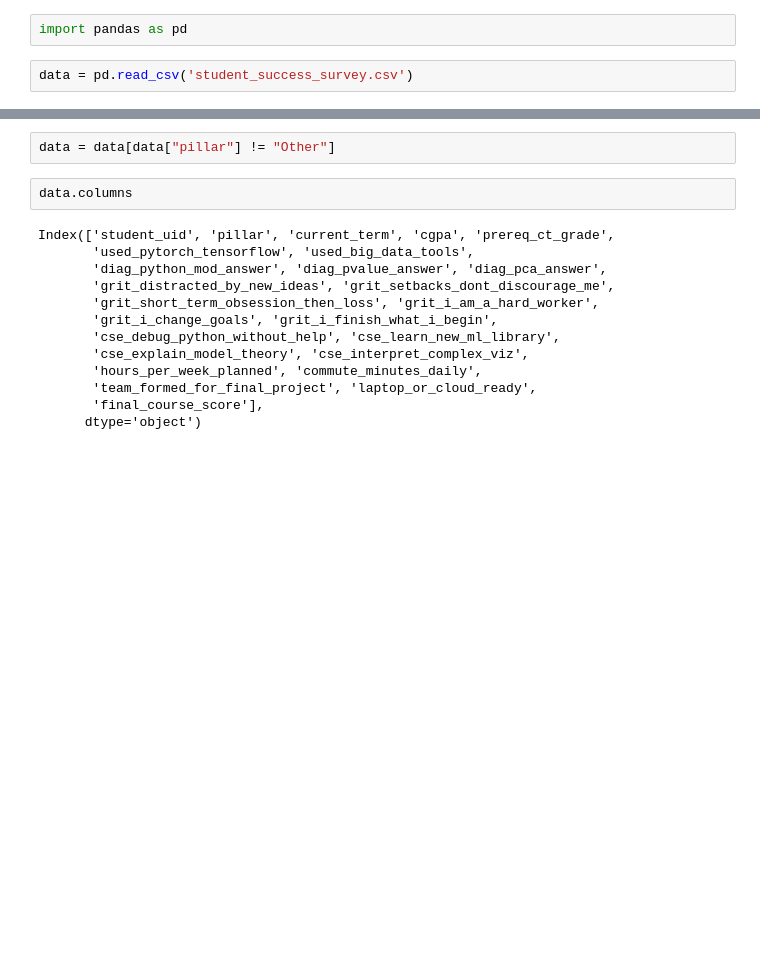
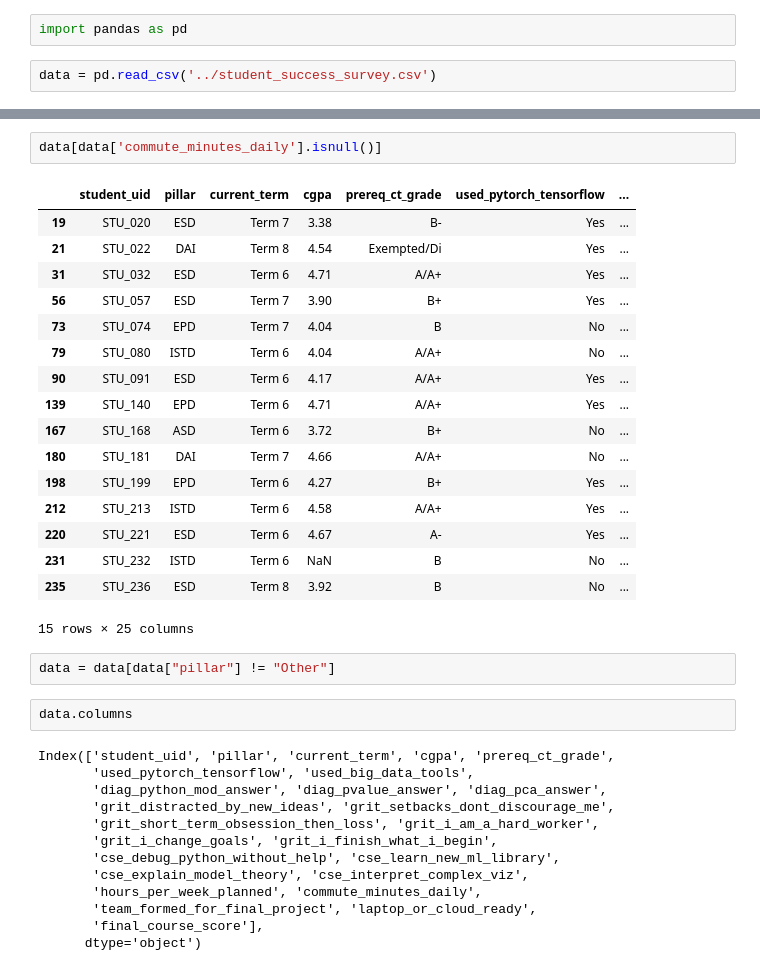
Before and after one commit to Yc1007942/cds_week4, a Jupyter notebook: feature_engineer(task3)/feature_engineering.ipynb, the cells around one changed output, grey strips where cells are left out. Drawn from its saved outputs; the diff is of its cells as text; blank space fills up the shorter version.

```diff
--- a/feature_engineer(task3)/feature_engineering.ipynb
+++ b/feature_engineer(task3)/feature_engineering.ipynb
@@ -1,4 +1,4 @@
 # %%
 import pandas as pd
 # %%
-data = pd.read_csv('student_success_survey.csv')
+data = pd.read_csv('../student_success_survey.csv')
@@ -5,3 +53,23 @@ data = pd.read_csv('student_success_survey.csv')
+# %%
+data[data['commute_minutes_daily'].isnull()]
+# %% [output]
+|  | student_uid | pillar | current_term | cgpa | prereq_ct_grade | used_pytorch_tensorflow | ... |
+| 19 | STU_020 | ESD | Term 7 | 3.38 | B- | Yes | ... |
+| 21 | STU_022 | DAI | Term 8 | 4.54 | Exempted/Di | Yes | ... |
+| 31 | STU_032 | ESD | Term 6 | 4.71 | A/A+ | Yes | ... |
+| 56 | STU_057 | ESD | Term 7 | 3.90 | B+ | Yes | ... |
+| 73 | STU_074 | EPD | Term 7 | 4.04 | B | No | ... |
+| 79 | STU_080 | ISTD | Term 6 | 4.04 | A/A+ | No | ... |
+| 90 | STU_091 | ESD | Term 6 | 4.17 | A/A+ | Yes | ... |
+| 139 | STU_140 | EPD | Term 6 | 4.71 | A/A+ | Yes | ... |
+| 167 | STU_168 | ASD | Term 6 | 3.72 | B+ | No | ... |
+| 180 | STU_181 | DAI | Term 7 | 4.66 | A/A+ | No | ... |
+| 198 | STU_199 | EPD | Term 6 | 4.27 | B+ | Yes | ... |
+| 212 | STU_213 | ISTD | Term 6 | 4.58 | A/A+ | Yes | ... |
+| 220 | STU_221 | ESD | Term 6 | 4.67 | A- | Yes | ... |
+| 231 | STU_232 | ISTD | Term 6 | NaN | B | No | ... |
+| 235 | STU_236 | ESD | Term 8 | 3.92 | B | No | ... |
+15 rows × 25 columns
 # %%
 data = data[data["pillar"] != "Other"]
 # %%
```
Also changed, not shown: parts of 11 cells of this notebook, 4 other files.
